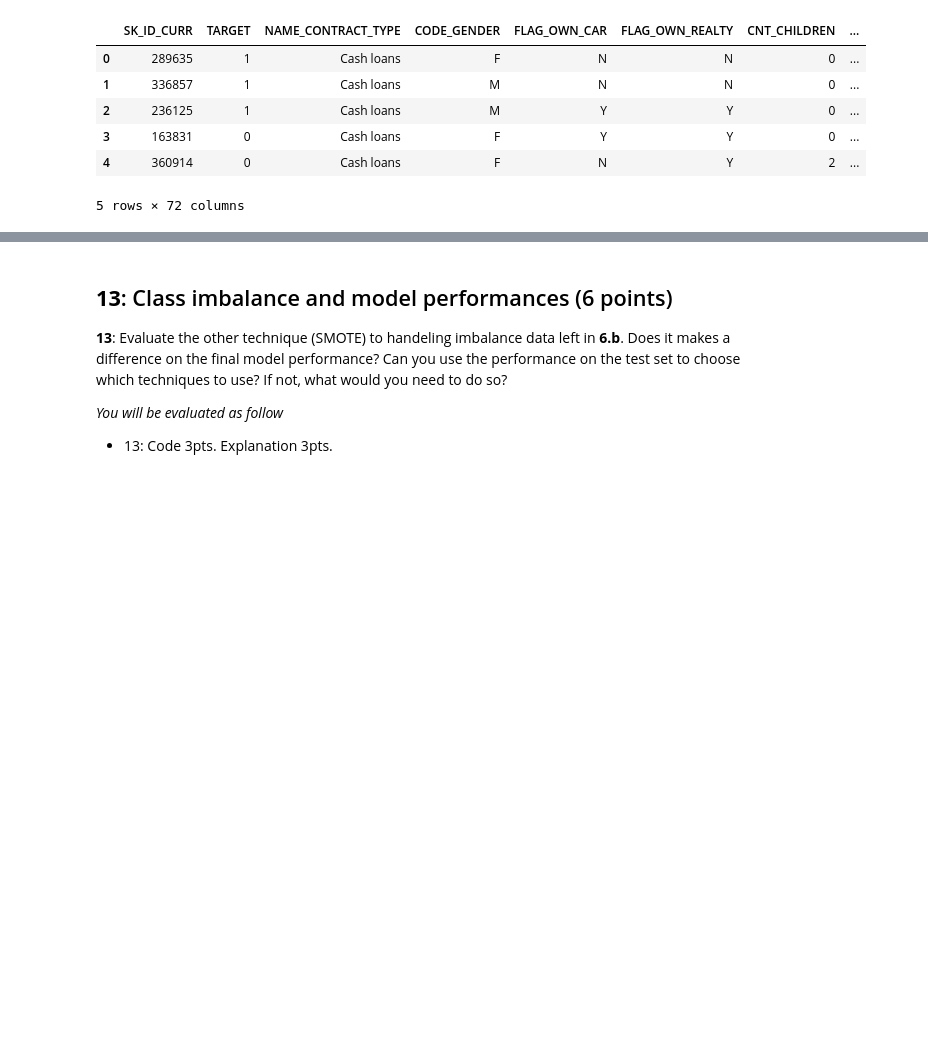
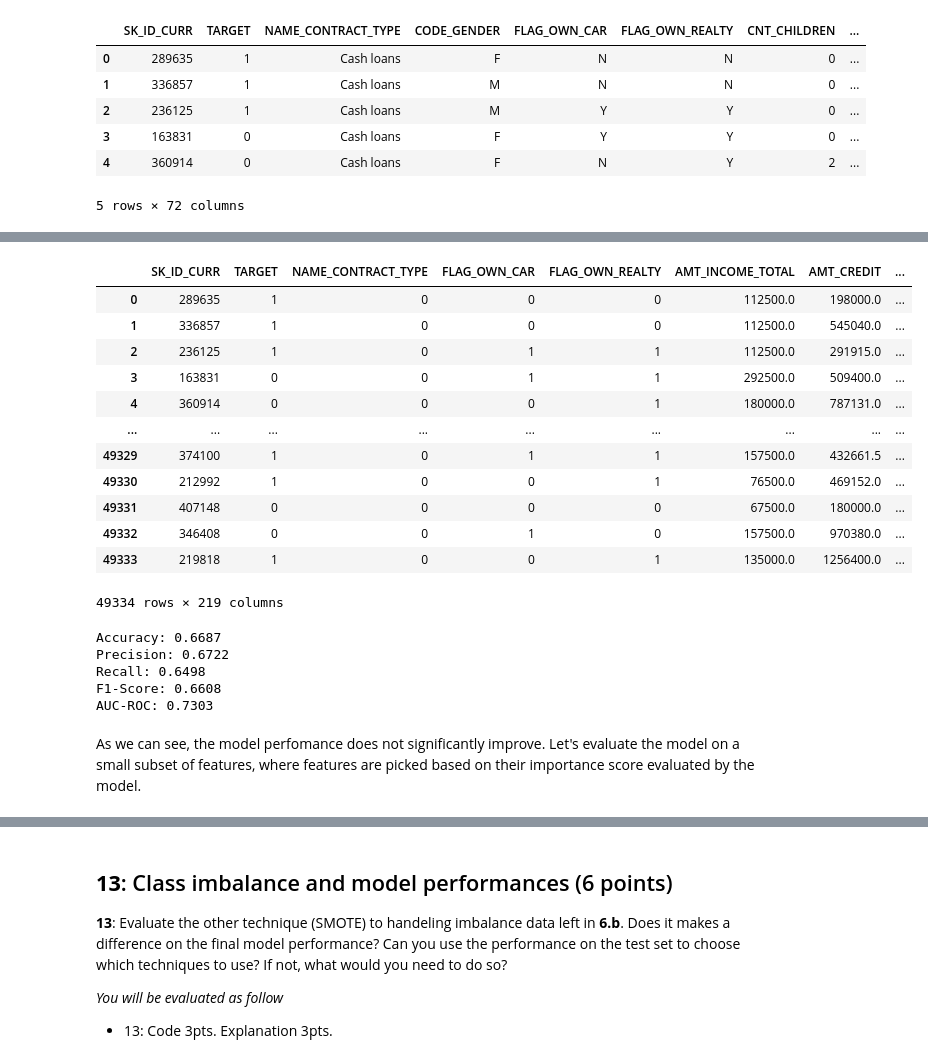
Before and after one commit to ztsv-av/applied-ml-mids-2024, a Jupyter notebook: Project_Part_1.ipynb, the cells around one changed output, grey strips where cells are left out. Cells and saved outputs as stored; diff of their text form; code cells hidden in the pictures; blank space fills up the shorter version.

```diff
--- a/Project_Part_1.ipynb
+++ b/Project_Part_1.ipynb
@@ -959,0 +1093,4 @@ print(f"AUC-ROC: {roc_auc:.4f}")
+# %%
+# 2. drop `SK_ID_BUREAU`
+bureau_train = bureau_train.drop("SK_ID_BUREAU", axis=1, inplace=False)
+bureau_train
@@ -959,0 +1111,37 @@ print(f"AUC-ROC: {roc_auc:.4f}")
+# %%
+# 3. aggregate data
+continuous_features = [
+    'DAYS_CREDIT', 'CREDIT_DAY_OVERDUE', 'DAYS_CREDIT_ENDDATE',
+    'AMT_CREDIT_SUM', 'AMT_CREDIT_SUM_DEBT',
+    'AMT_CREDIT_SUM_OVERDUE', 'DAYS_CREDIT_UPDATE'
+]
+agg_funcs = ['mean', 'min', 'max']
+# aggregating continuous features with mean, sum, min, max
+bureau_agg = bureau_train.groupby('SK_ID_CURR')[continuous_features].agg(agg_funcs).reset_index()
+# flatten the multi-level column index
+bureau_agg.columns = [''.join(col).strip() if isinstance(col, tuple) else col for col in bureau_agg.columns]
+
+# for onehot features we can aggregate by summing them, essentially turning them into categorical features
+onehot_features = [
+    'OneHot_Active', 'OneHot_Bad debt', 'OneHot_Closed', 'OneHot_Sold',
+    'OneHot_currency 1', 'OneHot_currency 2', 'OneHot_currency 3',
+    'OneHot_currency 4', 'OneHot_0', 'OneHot_1', 'OneHot_2',
+    'OneHot_3', 'OneHot_4', 'OneHot_5', 'OneHot_6', 'OneHot_7',
+    'OneHot_8', 'OneHot_9', 'OneHot_Another type of loan',
+    'OneHot_Car loan', 'OneHot_Cash loan (non-earmarked)',
+    'OneHot_Consumer credit', 'OneHot_Credit card', 'OneHot_Interbank credit',
+    'OneHot_Loan for business development',
+    'OneHot_Loan for purchase of shares (margin lending)',
+    'OneHot_Loan for the purchase of equipment',
+    'OneHot_Loan for working capital replenishment',
+    'OneHot_Microloan', 'OneHot_Mobile operator loan',
+    'OneHot_Mortgage', 'OneHot_Real estate loan',
+    'OneHot_Unknown type of loan'
+]
+
+# aggregating one-hot features with sum (counts the occurrences of each)
+bureau_onehot_agg = bureau_train.groupby('SK_ID_CURR')[onehot_features].sum().reset_index()
+
+# merging aggregated continuous and one-hot features back together
+bureau_agg = pd.merge(bureau_agg, bureau_onehot_agg, on='SK_ID_CURR', how='left')
+bureau_agg
@@ -959,0 +1178,32 @@ print(f"AUC-ROC: {roc_auc:.4f}")
+# %%
+train_bureau = pd.merge(train, bureau_agg, on='SK_ID_CURR', how='left')
+train_bureau
+# %% [output]
+|  | SK_ID_CURR | TARGET | NAME_CONTRACT_TYPE | FLAG_OWN_CAR | FLAG_OWN_REALTY | AMT_INCOME_TOTAL | AMT_CREDIT | ... |
+| 0 | 289635 | 1 | 0 | 0 | 0 | 112500.0 | 198000.0 | ... |
+| 1 | 336857 | 1 | 0 | 0 | 0 | 112500.0 | 545040.0 | ... |
+| 2 | 236125 | 1 | 0 | 1 | 1 | 112500.0 | 291915.0 | ... |
+| 3 | 163831 | 0 | 0 | 1 | 1 | 292500.0 | 509400.0 | ... |
+| 4 | 360914 | 0 | 0 | 0 | 1 | 180000.0 | 787131.0 | ... |
+| ... | ... | ... | ... | ... | ... | ... | ... | ... |
+| 49329 | 374100 | 1 | 0 | 1 | 1 | 157500.0 | 432661.5 | ... |
+| 49330 | 212992 | 1 | 0 | 0 | 1 | 76500.0 | 469152.0 | ... |
+| 49331 | 407148 | 0 | 0 | 0 | 0 | 67500.0 | 180000.0 | ... |
+| 49332 | 346408 | 0 | 0 | 1 | 0 | 157500.0 | 970380.0 | ... |
+| 49333 | 219818 | 1 | 0 | 0 | 1 | 135000.0 | 1256400.0 | ... |
+49334 rows × 219 columns
+# %%
+# training & evaluating new model
+X_tb_t, X_tb_v, y_tb_t, y_tb_v = prepare_for_training(train_bureau)
+rf_tb, accuracy_tb, precision_tb, recall_tb, f1_tb, roc_auc_tb = train_evaluate(
+    X_train=X_tb_t, y_train=y_tb_t,
+    X_val=X_tb_v, y_val=y_tb_v
+)
+# %% [output]
+Accuracy: 0.6687
+Precision: 0.6722
+Recall: 0.6498
+F1-Score: 0.6608
+AUC-ROC: 0.7303
+# %% [markdown]
+As we can see, the model perfomance does not significantly improve. Let's evaluate the model on a small subset of features, where features are picked based on their importance score evaluated by the model.
```
Also changed, not shown: parts of 45 cells of this notebook.
